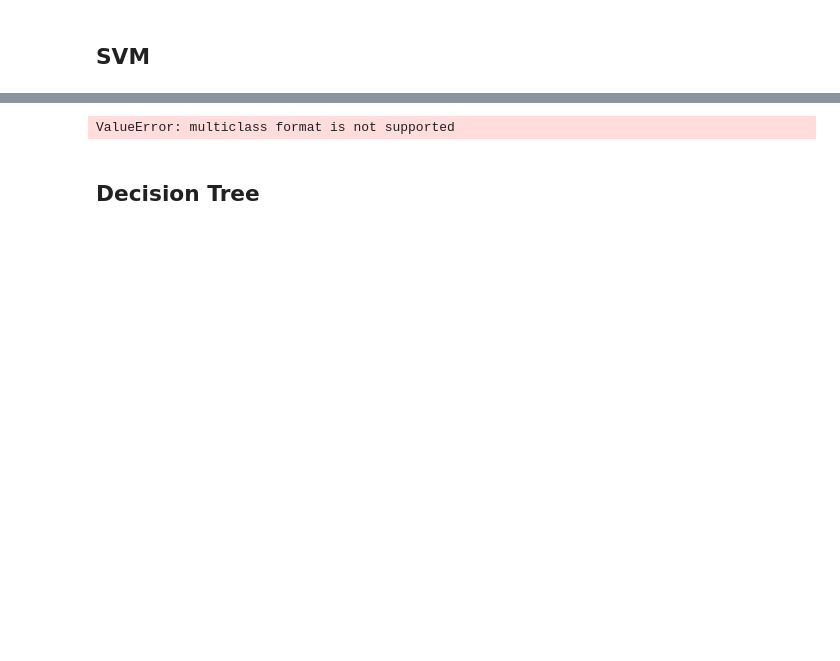
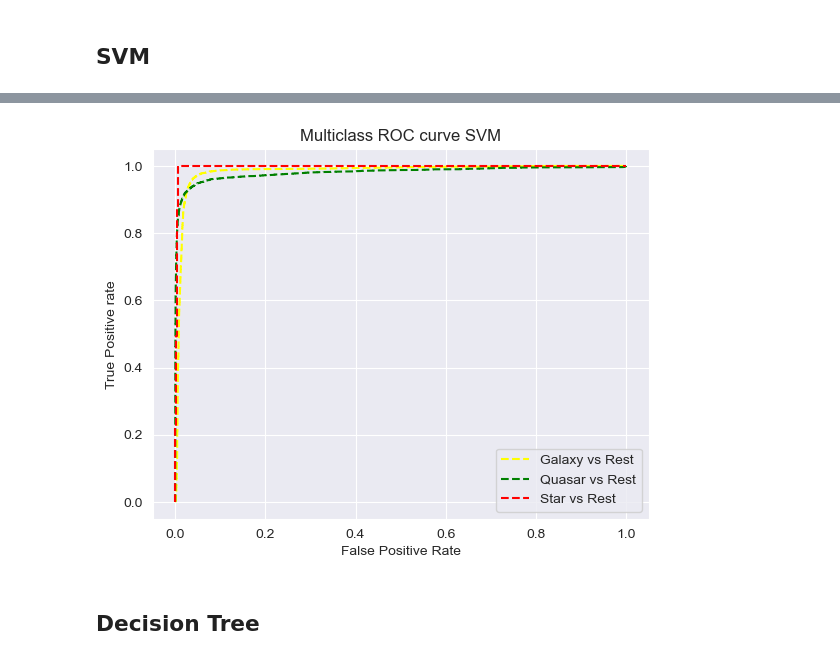
Before and after one commit to steq28/ML-star-classification, a Jupyter notebook: src/models-notebook.ipynb, the cells around one changed output, grey strips where cells are left out. Saved outputs shown, nothing was run; the diff lists cells and outputs as text; code cells hidden in the pictures; blank space fills up the shorter version.

Commit message:
Roc curve

```diff
--- a/src/models-notebook.ipynb
+++ b/src/models-notebook.ipynb
@@ -288,26 +288,49 @@ Confusion matrix:
 # %%
+from sklearn.multiclass import OneVsRestClassifier
+from sklearn.metrics import roc_auc_score, roc_curve
+
 # from sklearn.metrics import roc_curve, roc_auc_score
 #
 # y_pred_prob = sv.predict_proba(X_test)[:, 1]
 #
 # # Calcola la curva ROC
 # fpr, tpr, thresholds = roc_curve(y_test, y_pred_prob)
 #
 # # Calcola l'AUC della curva ROC
 # roc_auc = roc_auc_score(y_test, y_pred_prob)
 #
 # # Disegna la curva ROC
 # plt.plot(fpr, tpr, label='ROC curve (area = %0.2f)' % roc_auc)
 # plt.plot([0, 1], [0, 1], 'k--')
 # plt.xlim([0.0, 1.0])
 # plt.ylim([0.0, 1.05])
 # plt.xlabel('False Positive Rate')
 # plt.ylabel('True Positive Rate')
 # plt.title('Receiver operating characteristic')
 # plt.legend(loc="lower right")
 # plt.show()
+
+y_pred_prob = sv.predict_proba(X_test)
+
+# Get ROC metrics for each class
+fpr = {}
+tpr = {}
+thresh ={}
+
+for i in range(3):
+    fpr[i], tpr[i], thresh[i] = roc_curve(y_test, y_pred_prob[:,i], pos_label=i)
+
+# Plot the ROC chart
+plt.plot(fpr[0], tpr[0], linestyle='--',color='yellow', label= 'Galaxy vs Rest')
+plt.plot(fpr[1], tpr[1], linestyle='--',color='green', label='Quasar vs Rest')
+plt.plot(fpr[2], tpr[2], linestyle='--',color='red', label='Star vs Rest')
+plt.title('Multiclass ROC curve SVM')
+plt.xlabel('False Positive Rate')
+plt.ylabel('True Positive rate')
+plt.legend(loc='best')
+plt.show()
 # %% [output]
-ValueError: multiclass format is not supported
+[figure, added]
 # %% [markdown]
 ## Decision Tree
 # %%
```
Also changed, not shown: parts of 5 cells of this notebook.
